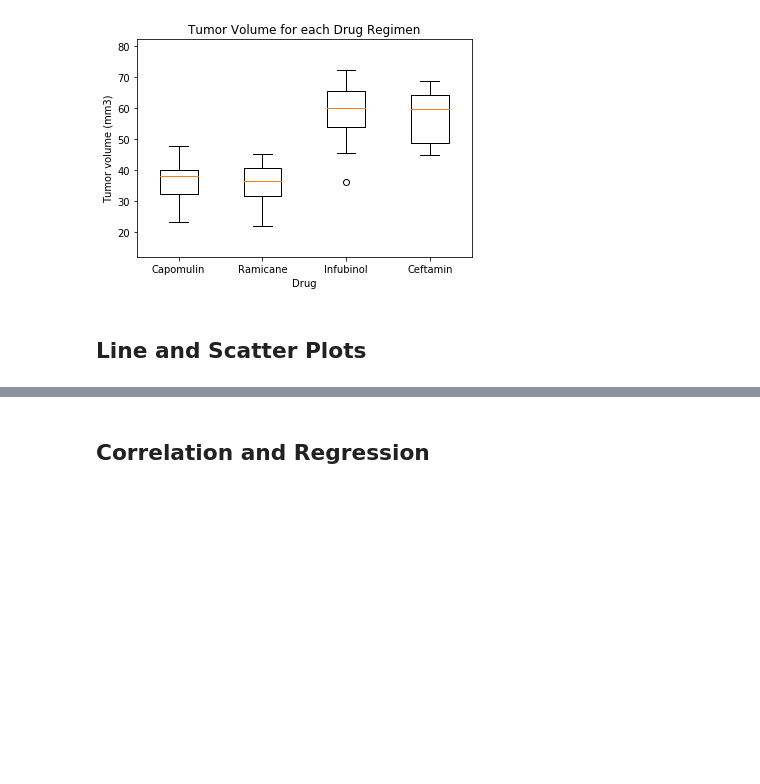
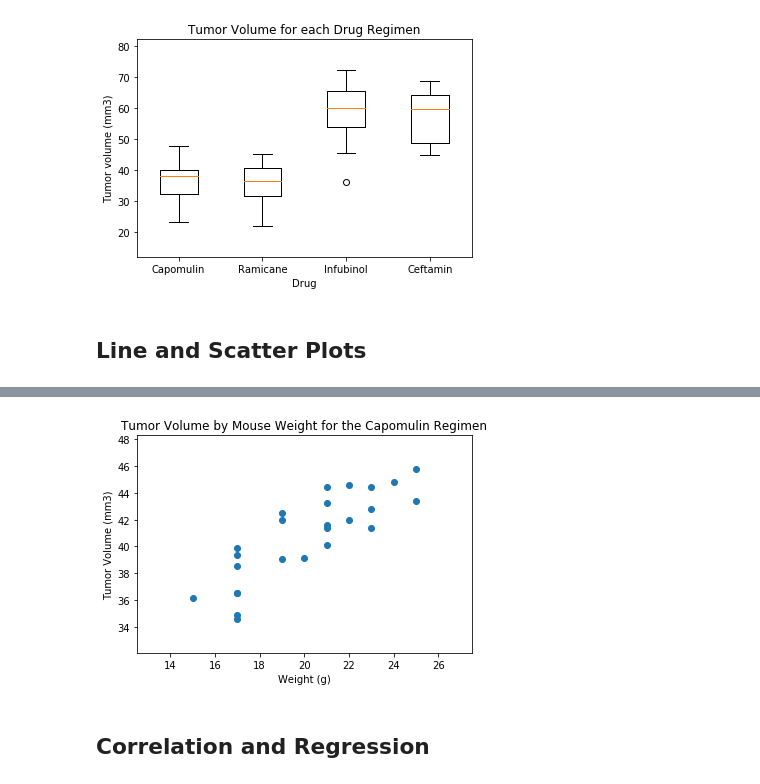
Before and after one commit to mgood13/matplotlib_challenge, a Jupyter notebook: pymaceuticals_starter.ipynb, the cells around one changed output, grey strips where cells are left out. Saved outputs shown, nothing was run; the diff lists cells and outputs as text; code cells hidden in the pictures; blank space fills up the shorter version.

Commit message:
Add in the scatter plot

```diff
--- a/pymaceuticals_starter.ipynb
+++ b/pymaceuticals_starter.ipynb
@@ -332,3 +330,17 @@ plt.show()
+# %%
+# Generate a scatter plot of average tumor volume vs. mouse weight for the Capomulin regimen
+capgroup = capmice.groupby('Mouse ID').mean()
+plt.scatter(capgroup['Weight (g)'],capgroup['Tumor Volume (mm3)'])
+
+# Add proper formatting to the plot and display it
+plt.title('Tumor Volume by Mouse Weight for the Capomulin Regimen')
+plt.xlabel('Weight (g)')
+plt.ylabel('Tumor Volume (mm3)')
+plt.xlim([capgroup['Weight (g)'].min() - 2.5,capgroup['Weight (g)'].max() + 2.5])
+plt.ylim([capgroup['Tumor Volume (mm3)'].min() - 2.5 ,capgroup['Tumor Volume (mm3)'].max() + 2.5])
+plt.show()
+# %% [output]
+[figure, added]
 # %% [markdown]
 ## Correlation and Regression
 # %%
```
Also changed, not shown: parts of 2 cells of this notebook.
